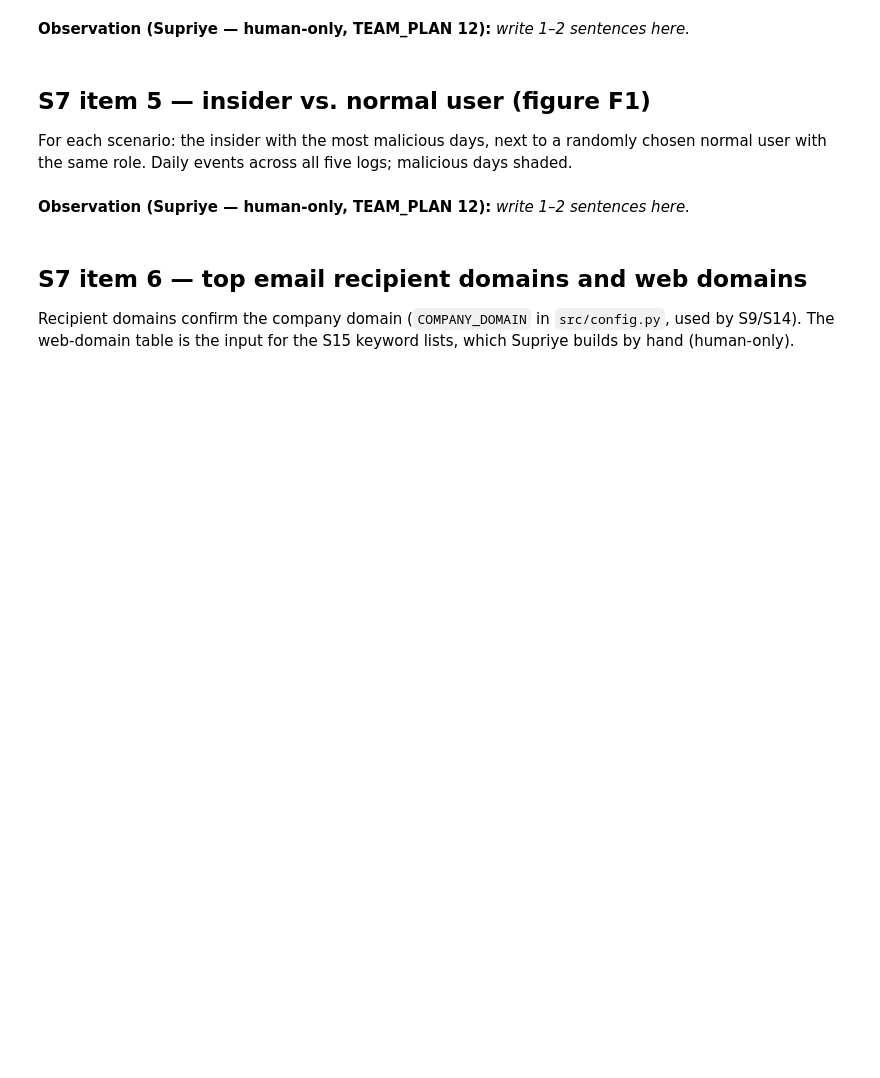
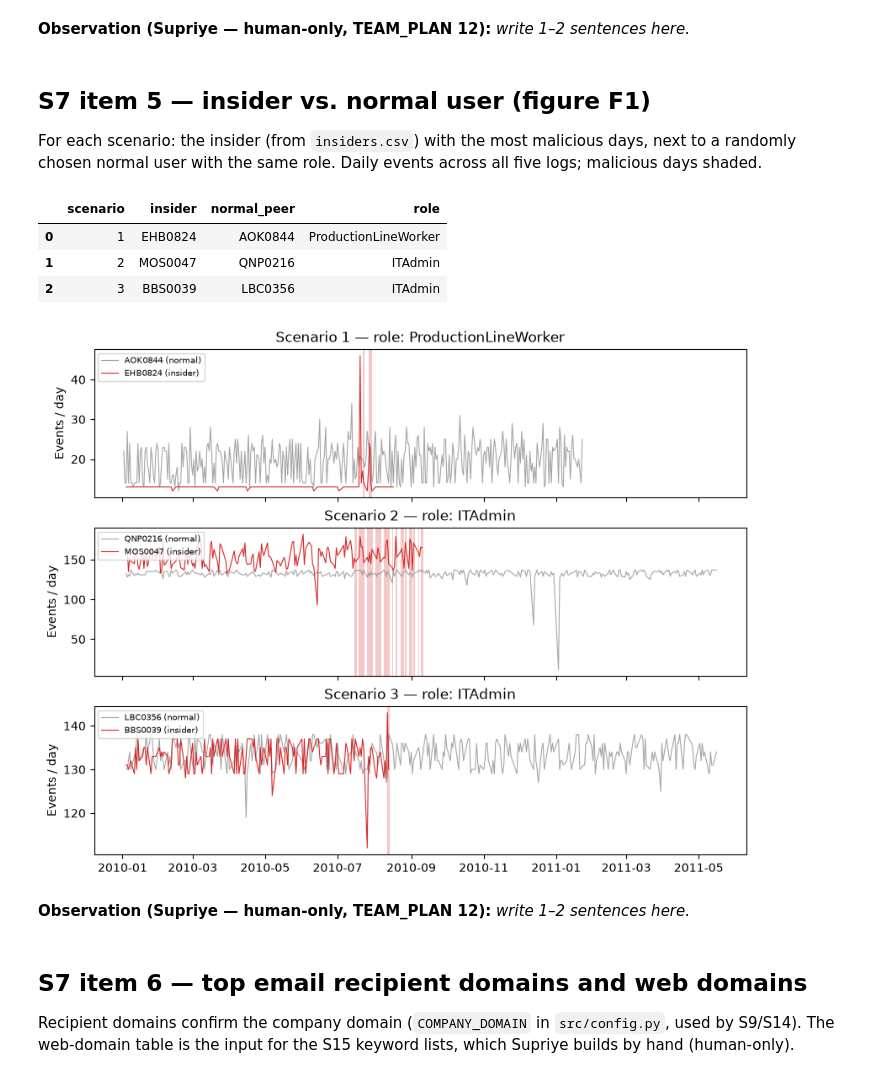
Before and after one commit to SupriyeAmatya/AI-Based-User-and-Entity-Behavior-Analytics-for-Insider-Threat-Detection, a Jupyter notebook: notebooks/01_eda.ipynb, the cells around one changed output. Cells and saved outputs as stored; diff of their text form; code cells hidden in the pictures; blank space fills up the shorter version.

```diff
--- a/notebooks/01_eda.ipynb
+++ b/notebooks/01_eda.ipynb
@@ -137,36 +213,45 @@ imbalance.round(4)
 **Observation (Supriye — human-only, TEAM_PLAN 12):** _write 1–2 sentences here._
 # %% [markdown]
 ## S7 item 5 — insider vs. normal user (figure F1)
-For each scenario: the insider with the most malicious days, next to a randomly chosen normal user with the same role. Daily events across all five logs; malicious days shaded.
+For each scenario: the insider (from `insiders.csv`) with the most malicious days, next to a randomly chosen normal user with the same role. Daily events across all five logs; malicious days shaded.
 # %%
 ldap = dl.load_ldap()
 insider_users = set(labels['user'])
 rng = np.random.default_rng(RANDOM_STATE)
 pairs = []
 for s in sorted(labels['scenario'].unique()):
-    insider = labels[labels['scenario'] == s].groupby('user').size().idxmax()
+    real = set(dl.load_insiders().query('scenario == @s')['user'])  # not the hijacked supervisor accounts
+    insider = labels[labels['user'].isin(real)].groupby('user').size().idxmax()
     first = labels.loc[labels['user'] == insider, 'day'].min().to_period('M').to_timestamp()
-    snap = ldap[ldap['month'] == ldap.loc[ldap['month'] <= first, 'month'].max()]
-    role = snap.loc[snap['user_id'] == insider, 'role'].iloc[0]
+    # insiders who leave may be missing from that month's snapshot: use their latest record up to it
+    own = ldap[(ldap['user_id'] == insider) & (ldap['month'] <= first)].sort_values('month').iloc[-1]
+    role = own['role']
+    snap = ldap[ldap['month'] == own['month']]
     peers = sorted(set(snap.loc[snap['role'] == role, 'user_id']) - insider_users)
     pairs.append((s, insider, rng.choice(peers), role))
 users = [u for _, a, b, _ in pairs for u in (a, b)]
 daily = []
 for log in LOGS:
     ev = getattr(dl, f'load_{log}')(columns=['user', 'date'], users=users)
     daily.append(ev.groupby(['user', 'day']).size())
 daily = pd.concat(daily, axis=1).fillna(0).sum(axis=1).rename('events').reset_index()
 fig, axes = plt.subplots(len(pairs), 1, figsize=(10, 2.6 * len(pairs)), sharex=True)
 for ax, (s, insider, normal, role) in zip(np.atleast_1d(axes), pairs):
     for user, style in ((normal, dict(color='grey', alpha=0.7)), (insider, dict(color='C3'))):
         d = daily[daily['user'] == user]
         ax.plot(d['day'], d['events'], lw=0.8, label=f"{user} ({'insider' if user == insider else 'normal'})", **style)
     for day in labels.loc[labels['user'] == insider, 'day']:
         ax.axvspan(day, day + pd.Timedelta(days=1), color='C3', alpha=0.25, lw=0)
     ax.set(ylabel='Events / day', title=f'Scenario {s} — role: {role}')
     ax.legend(fontsize=7, loc='upper left')
 save(fig, 'F1_insider_vs_normal')
 pd.DataFrame(pairs, columns=['scenario', 'insider', 'normal_peer', 'role'])
+# %% [output]
+|  | scenario | insider | normal_peer | role |
+| 0 | 1 | EHB0824 | AOK0844 | ProductionLineWorker |
+| 1 | 2 | MOS0047 | QNP0216 | ITAdmin |
+| 2 | 3 | BBS0039 | LBC0356 | ITAdmin |
+[figure, added]
 # %% [markdown]
 **Observation (Supriye — human-only, TEAM_PLAN 12):** _write 1–2 sentences here._
 # %% [markdown]
```
Also changed, not shown: parts of 8 cells of this notebook, 15 other files.
